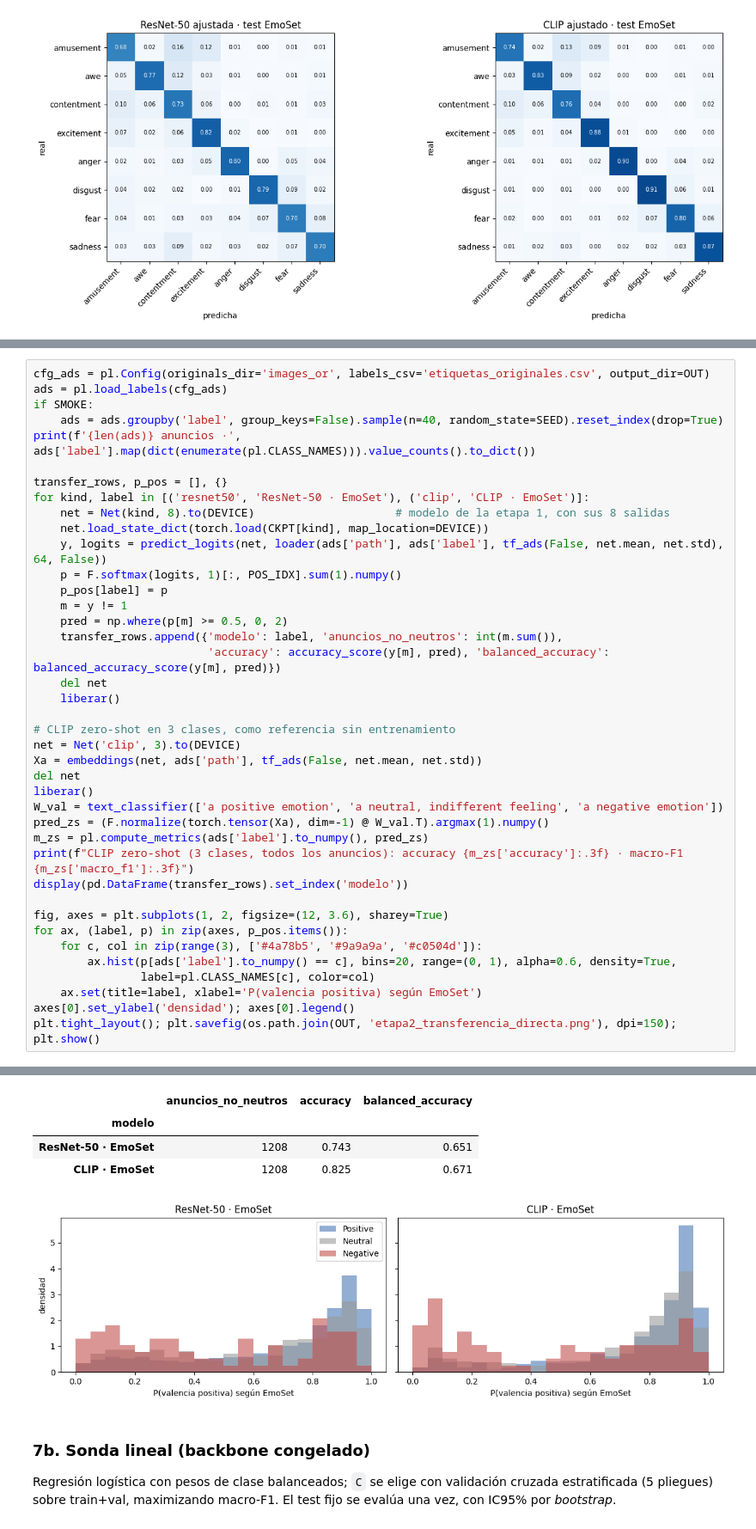
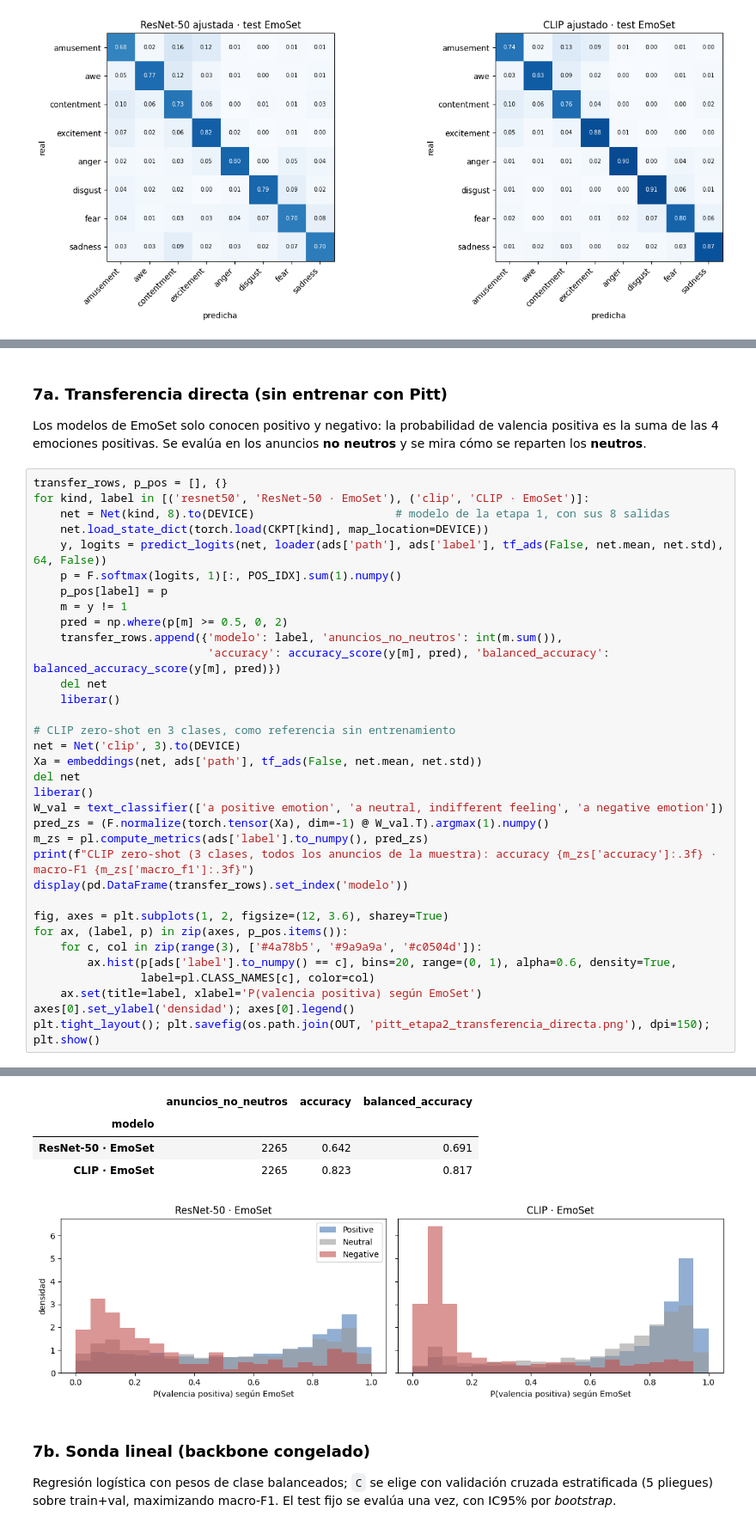
Before and after one commit to Nacho1240/publicity_analysis, a Jupyter notebook: 09_emoset_resnet_clip.ipynb, the cells around one changed output, grey strips where cells are left out. Shown at 86% size. Drawn from its saved outputs; the diff is of its cells as text.

Commit message:
updates pitt

```diff
--- a/09_emoset_resnet_clip.ipynb
+++ b/09_emoset_resnet_clip.ipynb
@@ -650,10 +837,8 @@ Los modelos de EmoSet solo conocen positivo y negativo: la probabilidad de valen
+# %% [markdown]
+### 7a. Transferencia directa (sin entrenar con Pitt)
+
+Los modelos de EmoSet solo conocen positivo y negativo: la probabilidad de valencia positiva es la suma de las 4 emociones positivas. Se evalúa en los anuncios **no neutros** y se mira cómo se reparten los **neutros**.
 # %%
-cfg_ads = pl.Config(originals_dir='images_or', labels_csv='etiquetas_originales.csv', output_dir=OUT)
-ads = pl.load_labels(cfg_ads)
-if SMOKE:
-    ads = ads.groupby('label', group_keys=False).sample(n=40, random_state=SEED).reset_index(drop=True)
-print(f'{len(ads)} anuncios ·', ads['label'].map(dict(enumerate(pl.CLASS_NAMES))).value_counts().to_dict())
-
 transfer_rows, p_pos = [], {}
 for kind, label in [('resnet50', 'ResNet-50 · EmoSet'), ('clip', 'CLIP · EmoSet')]:
     net = Net(kind, 8).to(DEVICE)                     # modelo de la etapa 1, con sus 8 salidas
@@ -676,7 +861,7 @@ liberar()
 W_val = text_classifier(['a positive emotion', 'a neutral, indifferent feeling', 'a negative emotion'])
 pred_zs = (F.normalize(torch.tensor(Xa), dim=-1) @ W_val.T).argmax(1).numpy()
 m_zs = pl.compute_metrics(ads['label'].to_numpy(), pred_zs)
-print(f"CLIP zero-shot (3 clases, todos los anuncios): accuracy {m_zs['accuracy']:.3f} · macro-F1 {m_zs['macro_f1']:.3f}")
+print(f"CLIP zero-shot (3 clases, todos los anuncios de la muestra): accuracy {m_zs['accuracy']:.3f} · macro-F1 {m_zs['macro_f1']:.3f}")
 display(pd.DataFrame(transfer_rows).set_index('modelo'))
 
 fig, axes = plt.subplots(1, 2, figsize=(12, 3.6), sharey=True)
@@ -686,5 +871,5 @@ for ax, (label, p) in zip(axes, p_pos.items()):
                 label=pl.CLASS_NAMES[c], color=col)
     ax.set(title=label, xlabel='P(valencia positiva) según EmoSet')
 axes[0].set_ylabel('densidad'); axes[0].legend()
-plt.tight_layout(); plt.savefig(os.path.join(OUT, 'etapa2_transferencia_directa.png'), dpi=150); plt.show()
+plt.tight_layout(); plt.savefig(os.path.join(OUT, 'pitt_etapa2_transferencia_directa.png'), dpi=150); plt.show()
 # %% [output]
@@ -693,8 +877,8 @@ CLIP zero-shot (3 clases, todos los anuncios): accuracy 0.411 · macro-F1 0.337
 |  | anuncios_no_neutros | accuracy | balanced_accuracy |
 | modelo |  |  |  |
-| ResNet-50 · EmoSet | 1208 | 0.743 | 0.651 |
-| CLIP · EmoSet | 1208 | 0.825 | 0.671 |
+| ResNet-50 · EmoSet | 2265 | 0.642 | 0.691 |
+| CLIP · EmoSet | 2265 | 0.823 | 0.817 |
-[figure, old version]
+[figure, new version]
 # %% [markdown]
 ### 7b. Sonda lineal (backbone congelado)
 
```
Also changed, not shown: parts of 28 cells of this notebook.
